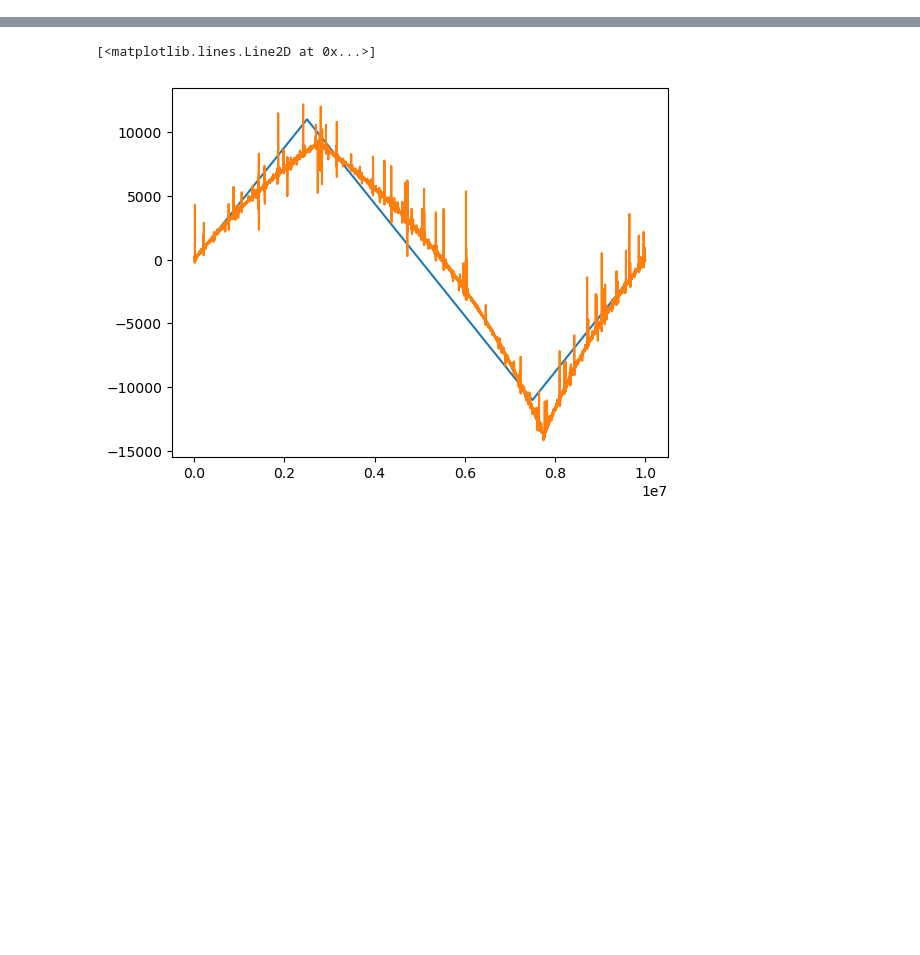
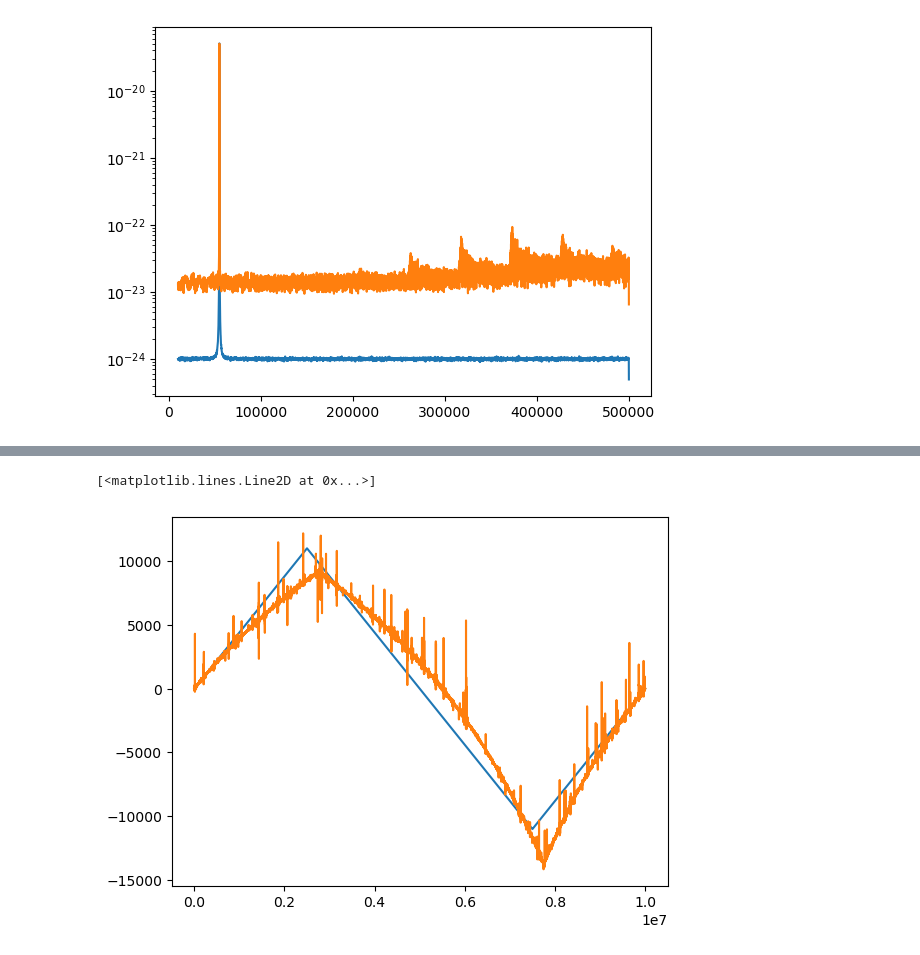
Before and after one commit to tompenny/SIMPLE_impulsesimulations, a Jupyter notebook: Testing - lock-in.ipynb, the cells around one changed output, grey strips where cells are left out. Saved outputs shown, nothing was run; the diff lists cells and outputs as text; code cells hidden in the pictures; blank space fills up the shorter version.

```diff
--- a/Testing - lock-in.ipynb
+++ b/Testing - lock-in.ipynb
@@ -54 +54,11 @@ plt.plot(x[0][:100])
+# %%
+x2 = np.array([round(i, 8) for i in x])
+PSDx = scisig.welch(x, fs = 10**6, nperseg = 10**4, window = 'boxcar')
+PSDx2 = scisig.welch(x2, fs = 10**6, nperseg = 10**4, window = 'boxcar')
+# %%
+plt.plot(PSDx[0][100:], PSDx[1][100:])
+plt.plot(PSDx2[0][100:], PSDx2[1][100:])
+plt.yscale('log')
+# %% [output]
+[figure, added]
 # %%
```
Also changed, not shown: parts of 11 cells of this notebook, 3 other files.
